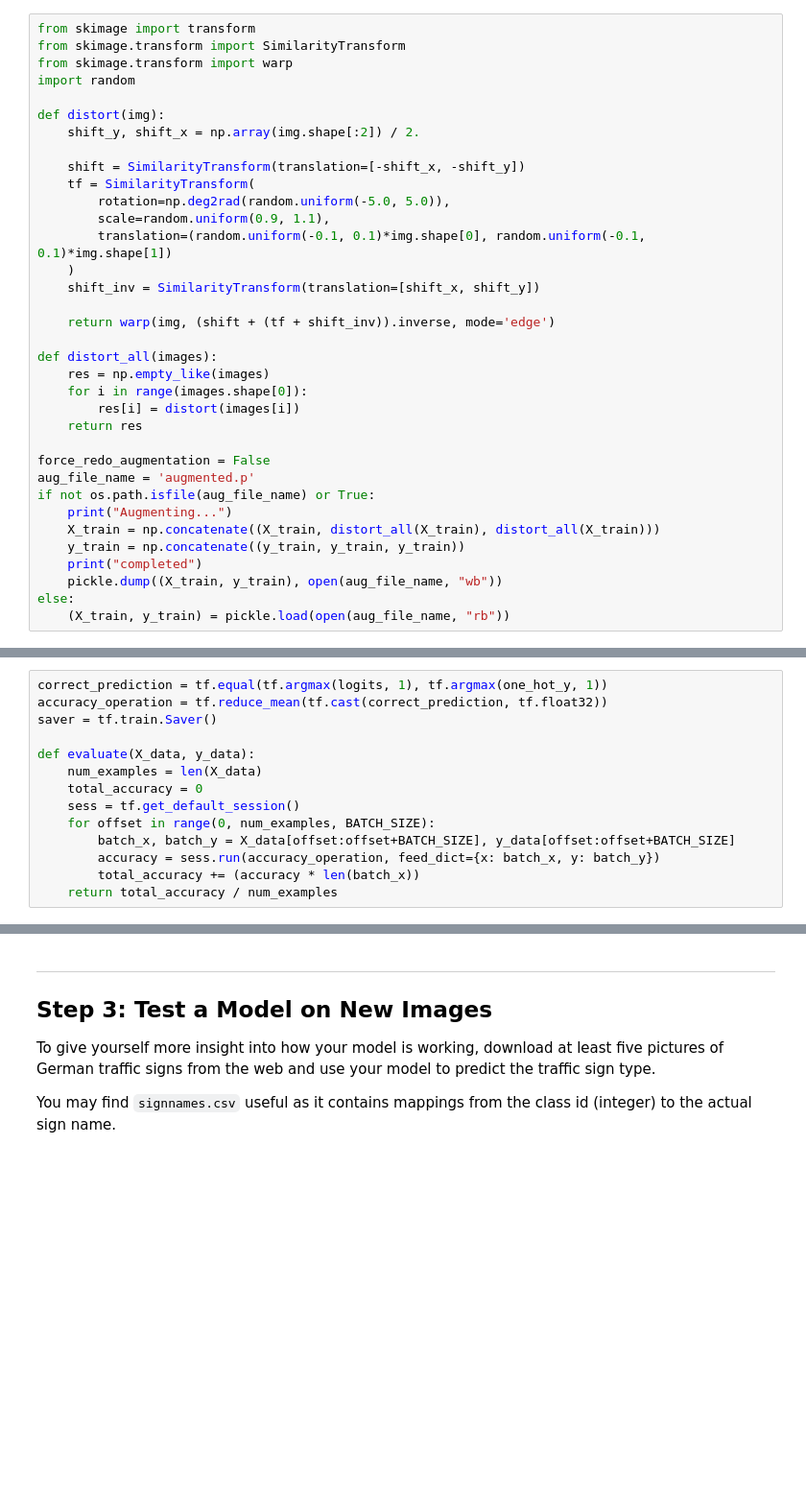
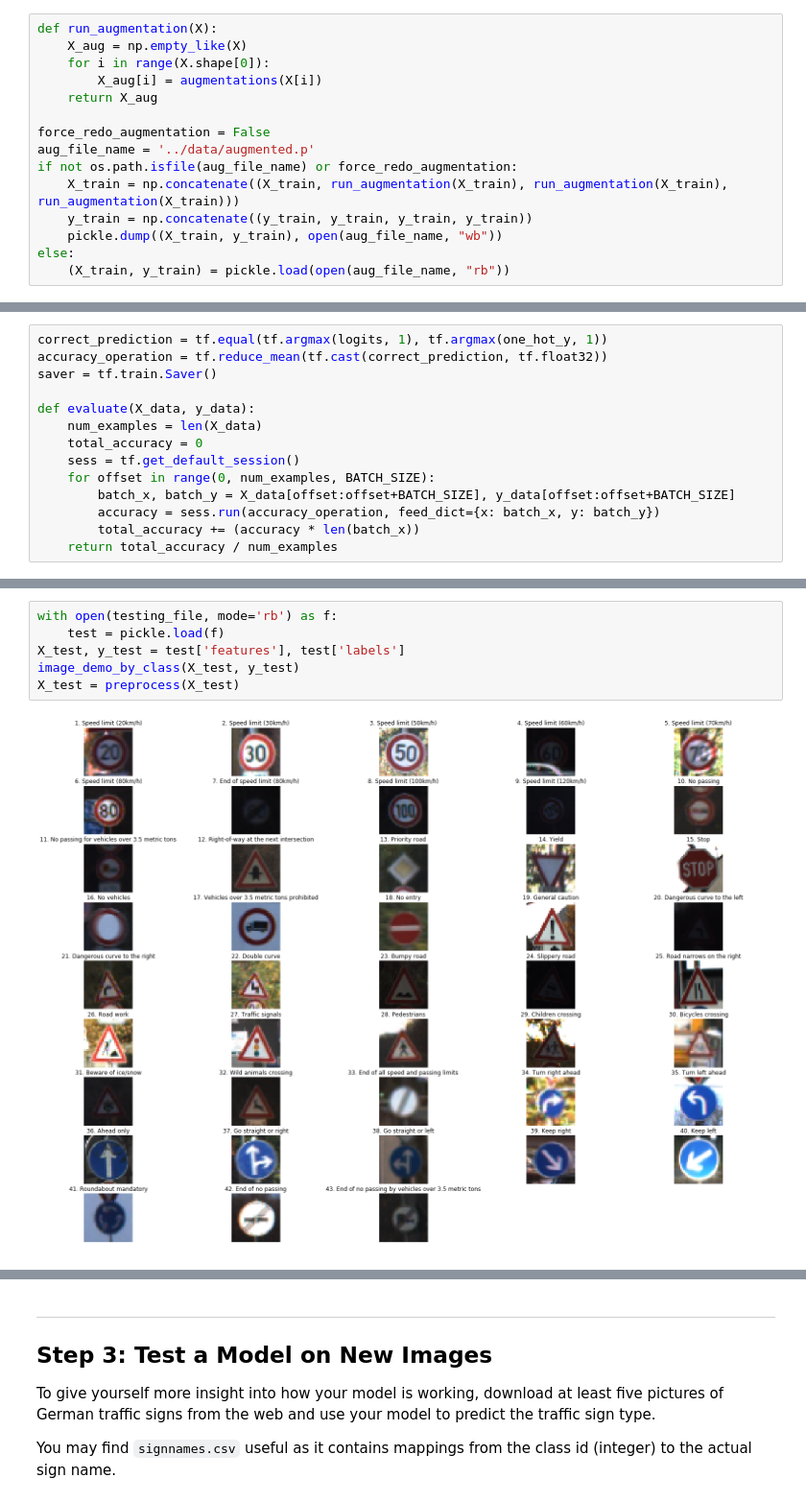
Before and after one commit to bboypupu/CarND-Traffic-Sign-Classifier-Project, a Jupyter notebook: Traffic_Sign_Classifier.ipynb, the cells around one changed output, grey strips where cells are left out. Shown at 96% size. Saved outputs shown, nothing was run; the diff lists cells and outputs as text; blank space fills up the shorter version.

```diff
--- a/Traffic_Sign_Classifier.ipynb
+++ b/Traffic_Sign_Classifier.ipynb
@@ -208,35 +277,15 @@ else:
 # %%
-from skimage import transform
-from skimage.transform import SimilarityTransform
-from skimage.transform import warp
-import random
-
-def distort(img):
-    shift_y, shift_x = np.array(img.shape[:2]) / 2.
-
-    shift = SimilarityTransform(translation=[-shift_x, -shift_y])
-    tf = SimilarityTransform(
-        rotation=np.deg2rad(random.uniform(-5.0, 5.0)),
-        scale=random.uniform(0.9, 1.1),
-        translation=(random.uniform(-0.1, 0.1)*img.shape[0], random.uniform(-0.1, 0.1)*img.shape[1])
-    )
-    shift_inv = SimilarityTransform(translation=[shift_x, shift_y])
-
-    return warp(img, (shift + (tf + shift_inv)).inverse, mode='edge')
-
-def distort_all(images):
-    res = np.empty_like(images)
-    for i in range(images.shape[0]):
-        res[i] = distort(images[i])
-    return res
+def run_augmentation(X):
+    X_aug = np.empty_like(X)
+    for i in range(X.shape[0]):
+        X_aug[i] = augmentations(X[i])
+    return X_aug
 
 force_redo_augmentation = False
-aug_file_name = 'augmented.p'
-if not os.path.isfile(aug_file_name) or True:
-    print("Augmenting...")
-    X_train = np.concatenate((X_train, distort_all(X_train), distort_all(X_train)))
-    y_train = np.concatenate((y_train, y_train, y_train))
-    print("completed")
+aug_file_name = '../data/augmented.p'
+if not os.path.isfile(aug_file_name) or force_redo_augmentation:
+    X_train = np.concatenate((X_train, run_augmentation(X_train), run_augmentation(X_train), run_augmentation(X_train)))
+    y_train = np.concatenate((y_train, y_train, y_train, y_train))
     pickle.dump((X_train, y_train), open(aug_file_name, "wb"))
 else:
     (X_train, y_train) = pickle.load(open(aug_file_name, "rb"))
@@ -401,0 +531,8 @@ Model saved
+# %%
+with open(testing_file, mode='rb') as f:
+    test = pickle.load(f)
+X_test, y_test = test['features'], test['labels']
+image_demo_by_class(X_test, y_test)
+X_test = preprocess(X_test)
+# %% [output]
+[figure, added]
```
Also changed, not shown: parts of 16 cells of this notebook, 6 other files.
